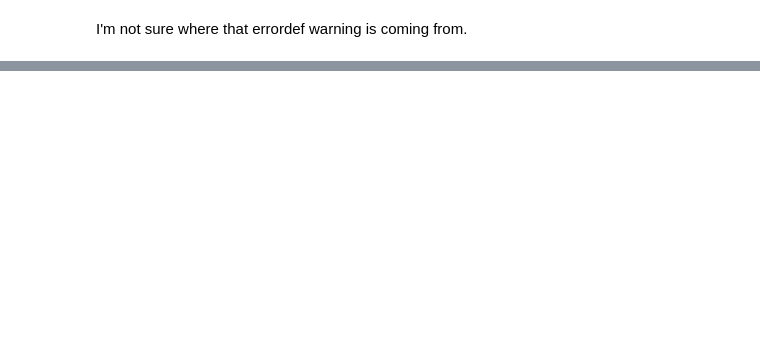
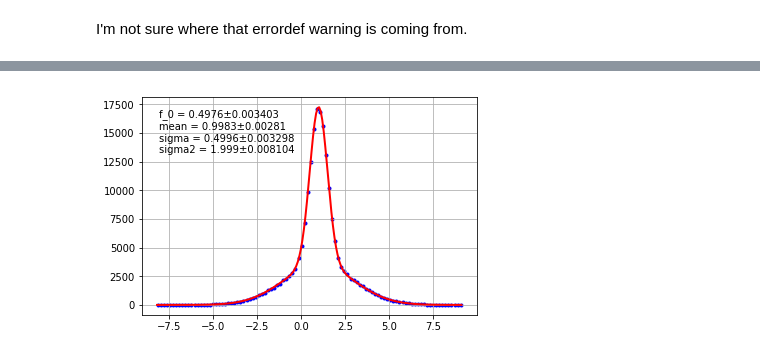
Before and after one commit to henryiii/compclass, a Jupyter notebook: classes/week12/1_fitting.ipynb, the cells around one changed output, grey strips where cells are left out. Cells and saved outputs as stored; diff of their text form; code cells hidden in the pictures; blank space fills up the shorter version.

```diff
--- a/classes/week12/1_fitting.ipynb
+++ b/classes/week12/1_fitting.ipynb
@@ -207,0 +224,8 @@ unbinned_lh.draw(minuit);
+# %%
+@numba.njit(parallel=True)
+def add(x, f_0, mean, sigma, sigma2):
+    return f_0 * gaussian(x, mean, sigma) + (1 - f_0) * gaussian(x, mean, sigma2)
+# %%
+@numba.njit(parallel=True)
+def nll(f_0, mean, sigma, sigma2):
+    return -np.sum(np.log(add(dist, f_0, mean, sigma, sigma2)))
@@ -207,0 +241,19 @@ unbinned_lh.draw(minuit);
+# %%
+minuit = Minuit(nll,
+
+                f_0=.5,
+                error_f_0=.01,
+                limit_f_0=(0,1),
+
+                mean=1.5,
+                error_mean=.01,
+                limit_mean=(-10,10),
+
+                sigma=.4,
+                limit_sigma=(0,1),
+                error_sigma=.01,
+
+                sigma2=3.,
+                error_sigma2=.01,
+                limit_sigma2=(1,3),
+               )
@@ -207,0 +281,7 @@ unbinned_lh.draw(minuit);
+# %%
+# Much (2-3x) slower if we use this in Minuit
+unbinned_lh = probfit.UnbinnedLH(add, dist)
+# %%
+unbinned_lh.draw(minuit);
+# %% [output]
+[figure, added]
```
Also changed, not shown: parts of 19 cells of this notebook.
